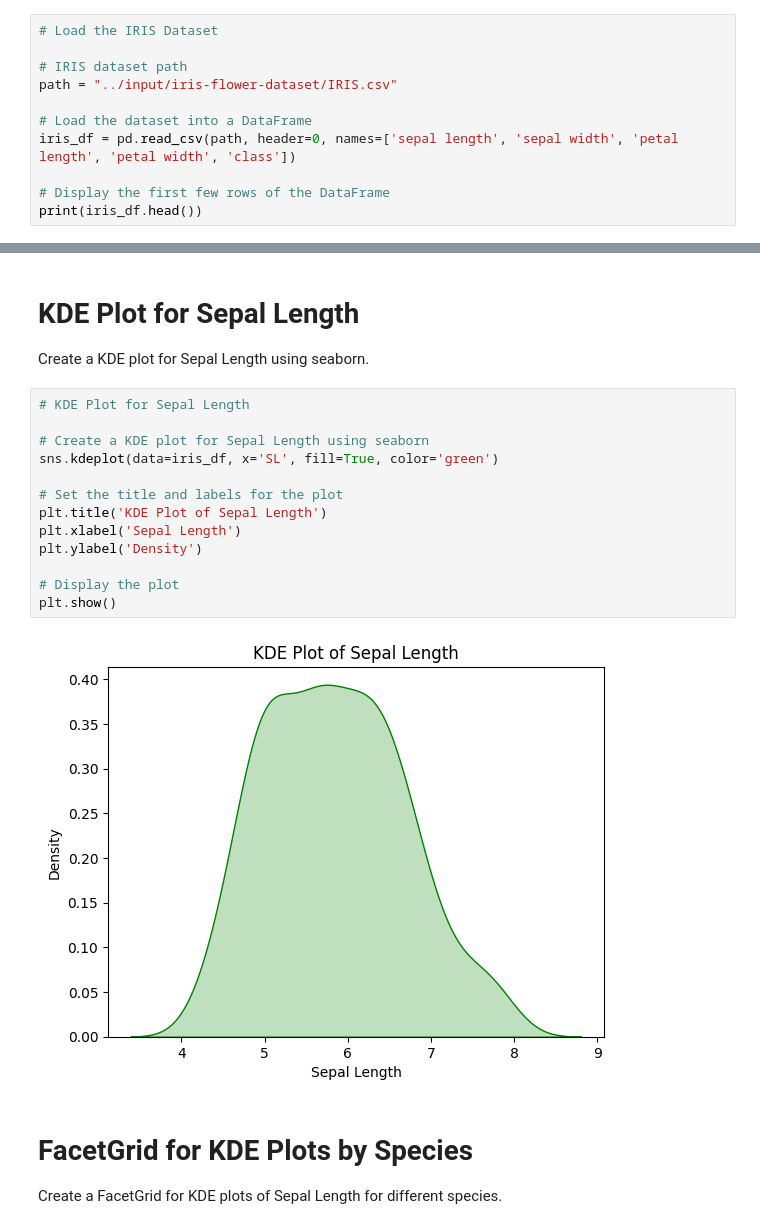
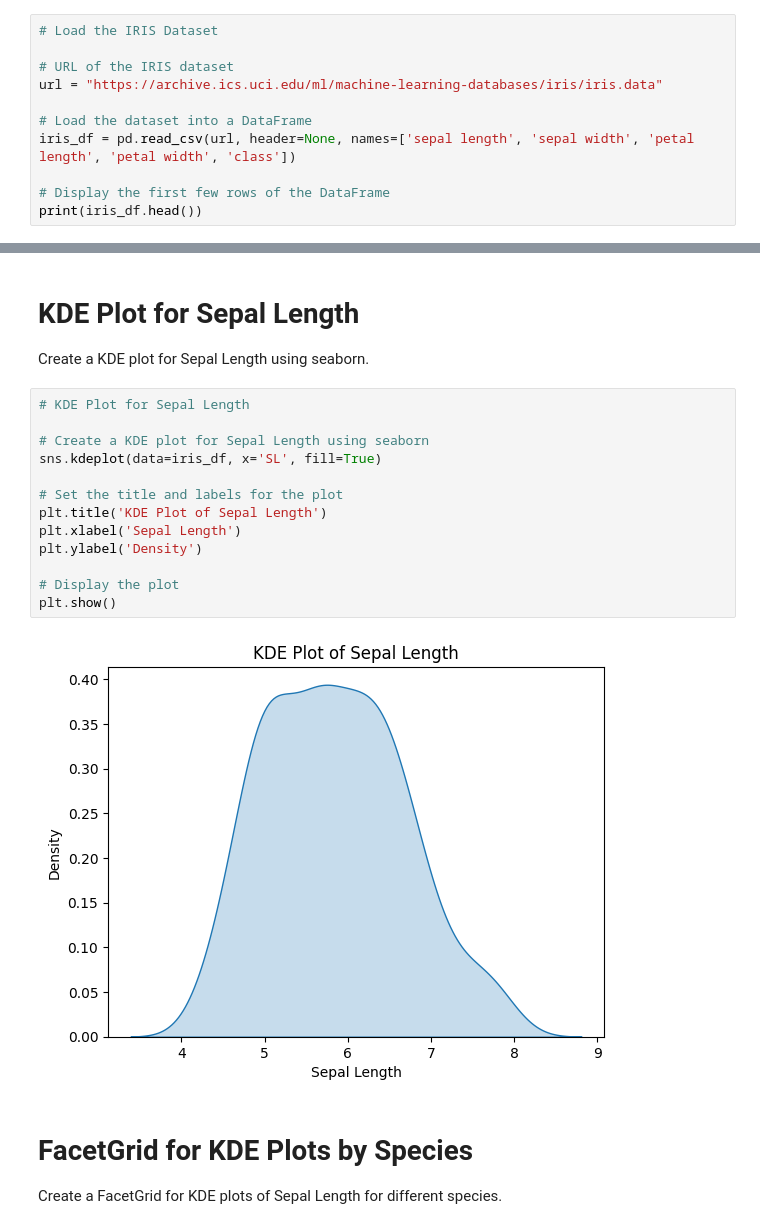
Before and after one commit to rattan-dev/Kaggle, a Jupyter notebook: iris_dataset/decision-tree-classifier-on-iris-dataset.ipynb, the cells around one changed output, grey strips where cells are left out. Cells and saved outputs as stored; diff of their text form.

Commit message:
Kaggle Notebook | EDA | Decision Tree Classifier on IRIS Dataset | Version 5

```diff
--- a/iris_dataset/decision-tree-classifier-on-iris-dataset.ipynb
+++ b/iris_dataset/decision-tree-classifier-on-iris-dataset.ipynb
@@ -32,11 +29,11 @@ Load the IRIS dataset from the provided URL into a pandas DataFrame and display
 # %%
 # Load the IRIS Dataset
 
-# IRIS dataset path
-path = "../input/iris-flower-dataset/IRIS.csv"
+# URL of the IRIS dataset
+url = "https://archive.ics.uci.edu/ml/machine-learning-databases/iris/iris.data"
 
 # Load the dataset into a DataFrame
-iris_df = pd.read_csv(path, header=0, names=['sepal length', 'sepal width', 'petal length', 'petal width', 'class'])
+iris_df = pd.read_csv(url, header=None, names=['sepal length', 'sepal width', 'petal length', 'petal width', 'class'])
 
 # Display the first few rows of the DataFrame
 print(iris_df.head())
@@ -194,18 +191,18 @@ Create a KDE plot for Sepal Length using seaborn.
 # %%
 # KDE Plot for Sepal Length
 
 # Create a KDE plot for Sepal Length using seaborn
-sns.kdeplot(data=iris_df, x='SL', fill=True, color='green')
+sns.kdeplot(data=iris_df, x='SL', fill=True)
 
 # Set the title and labels for the plot
 plt.title('KDE Plot of Sepal Length')
 plt.xlabel('Sepal Length')
 plt.ylabel('Density')
 
 # Display the plot
 plt.show()
 # %% [output]
-[figure, old version]
+[figure, new version]
 # %% [markdown]
 # FacetGrid for KDE Plots by Species
 Create a FacetGrid for KDE plots of Sepal Length for different species.
```
Also changed, not shown: parts of 4 cells of this notebook.
